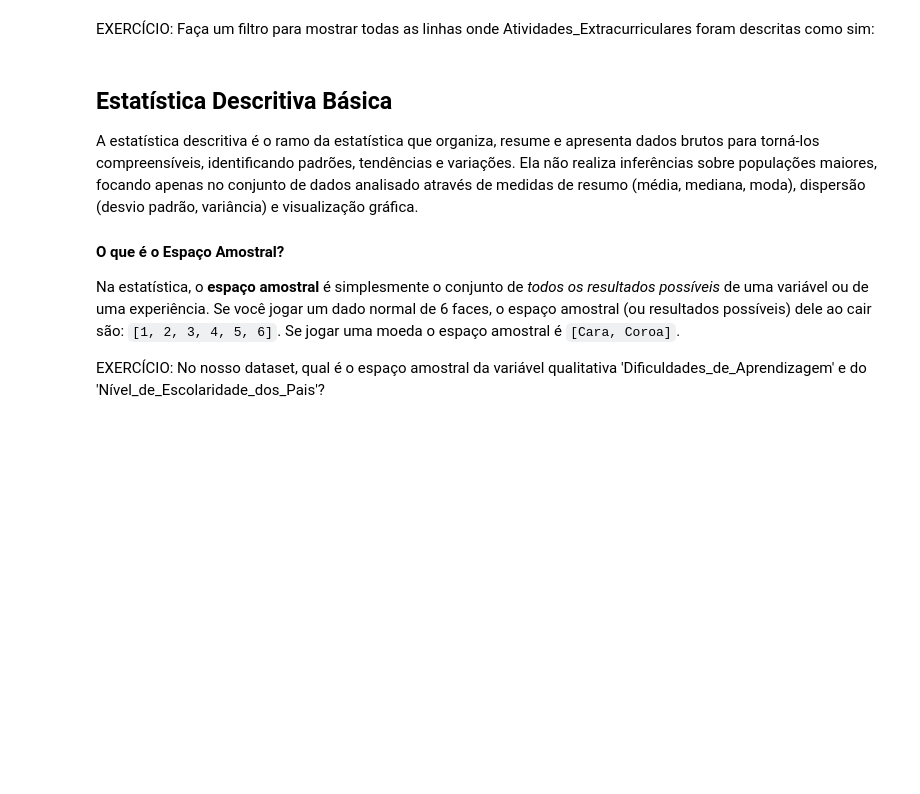
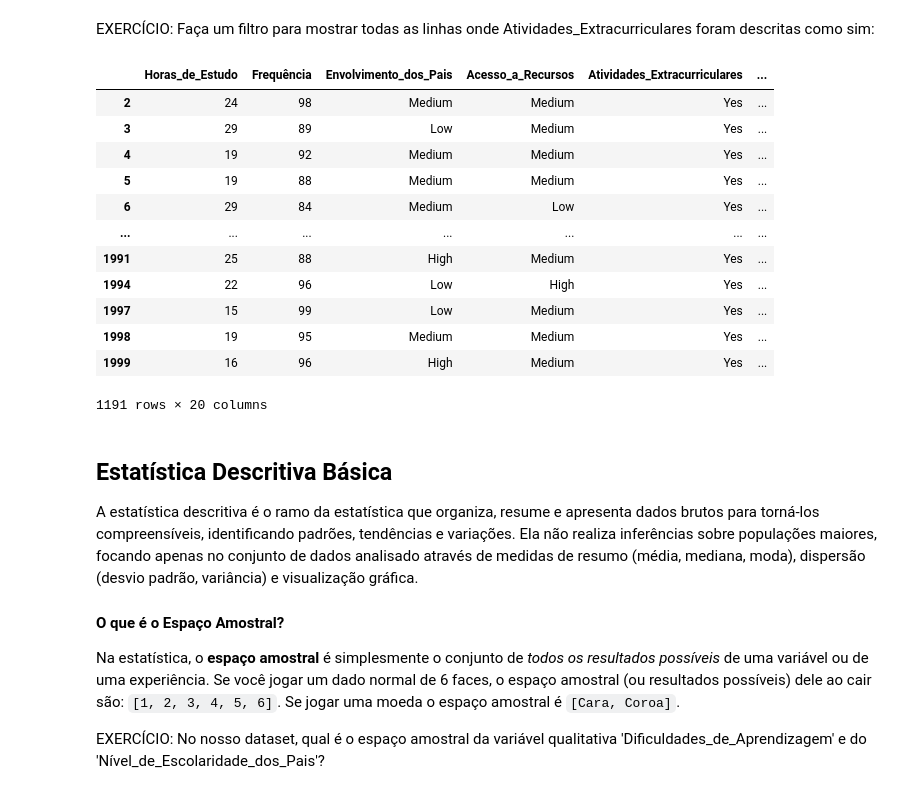
Before and after one commit to LouFelps/inicio_equipe_dados, a Jupyter notebook: 02_estatistica_e_python.ipynb, the cells around one changed output. Saved outputs shown, nothing was run; the diff lists cells and outputs as text; code cells hidden in the pictures; blank space fills up the shorter version.

```diff
--- a/02_estatistica_e_python.ipynb
+++ b/02_estatistica_e_python.ipynb
@@ -84,6 +93,21 @@ EXERCÍCIO:
 Faça um filtro para mostrar todas as linhas onde Atividades_Extracurriculares foram descritas como sim:
 # %%
 # SUA RESPOSTA
+df[df['Atividades_Extracurriculares'] == 'Yes']
+# %% [output]
+|  | Horas_de_Estudo | Frequência | Envolvimento_dos_Pais | Acesso_a_Recursos | Atividades_Extracurriculares | ... |
+| 2 | 24 | 98 | Medium | Medium | Yes | ... |
+| 3 | 29 | 89 | Low | Medium | Yes | ... |
+| 4 | 19 | 92 | Medium | Medium | Yes | ... |
+| 5 | 19 | 88 | Medium | Medium | Yes | ... |
+| 6 | 29 | 84 | Medium | Low | Yes | ... |
+| ... | ... | ... | ... | ... | ... | ... |
+| 1991 | 25 | 88 | High | Medium | Yes | ... |
+| 1994 | 22 | 96 | Low | High | Yes | ... |
+| 1997 | 15 | 99 | Low | Medium | Yes | ... |
+| 1998 | 19 | 95 | Medium | Medium | Yes | ... |
+| 1999 | 16 | 96 | High | Medium | Yes | ... |
+1191 rows × 20 columns
 # %% [markdown]
 ## Estatística Descritiva Básica
 A estatística descritiva é o ramo da estatística que organiza, resume e apresenta dados brutos para torná-los compreensíveis, identificando padrões, tendências e variações. Ela não realiza inferências sobre populações maiores, focando apenas no conjunto de dados analisado através de medidas de resumo (média, mediana, moda), dispersão (desvio padrão, variância) e visualização gráfica.
```
Also changed, not shown: parts of 7 cells of this notebook.
